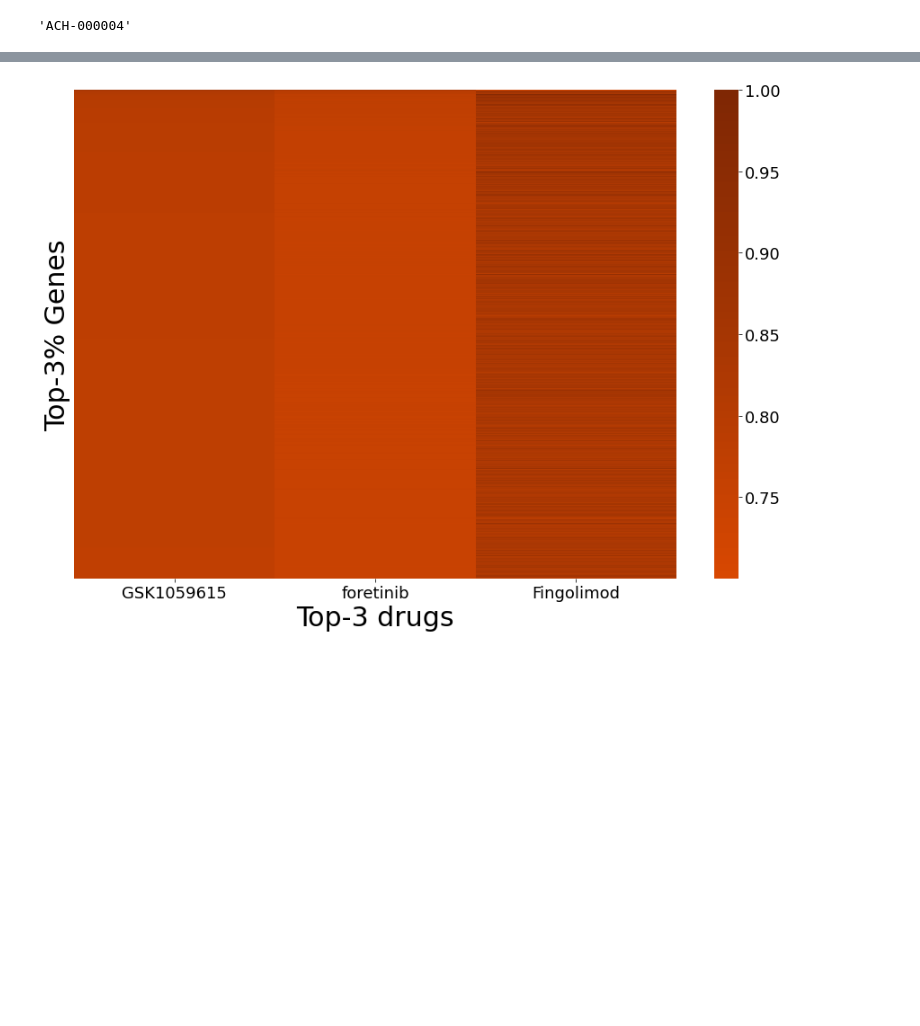
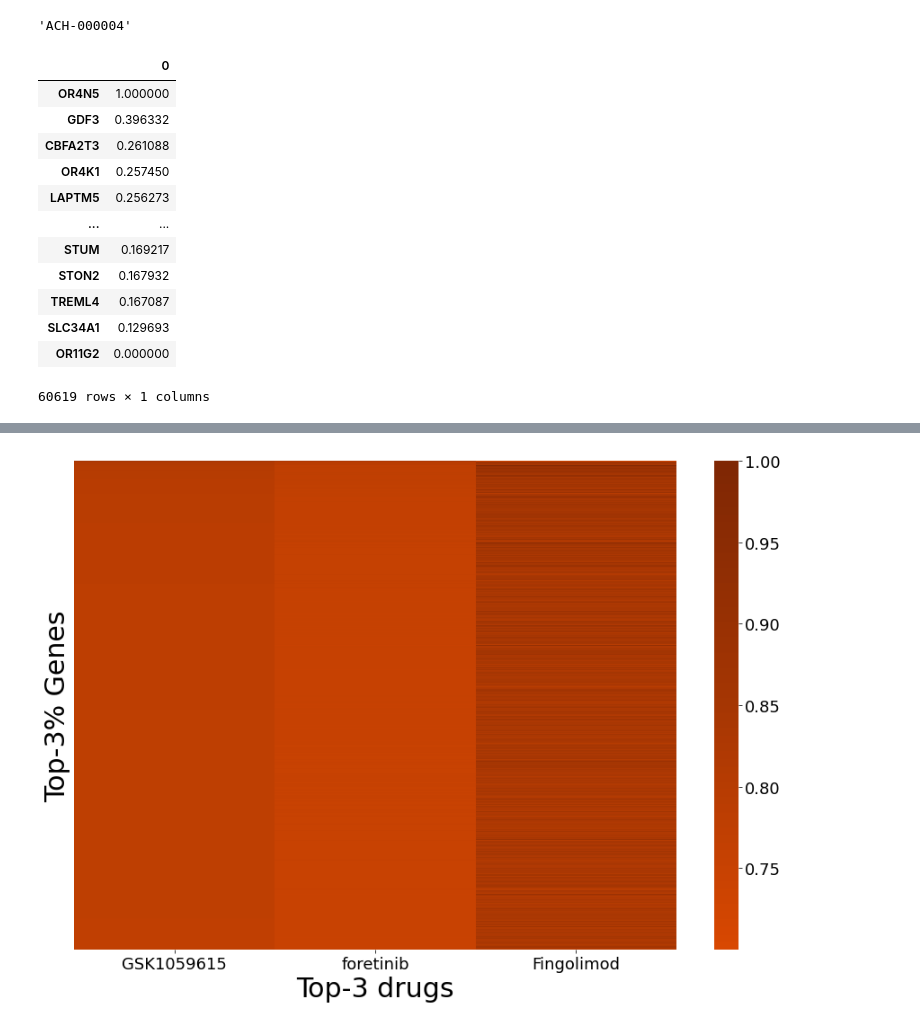
Before and after one commit to Chei-YuanChi/Matster_Thesis, a Jupyter notebook: get_weight.ipynb, the cells around one changed output, grey strips where cells are left out. Drawn from its saved outputs; the diff is of its cells as text; code cells hidden in the pictures; blank space fills up the shorter version.

```diff
--- a/get_weight.ipynb
+++ b/get_weight.ipynb
@@ -183,6 +183,8 @@ paras['k'] = 40
 paras['channel'] = 2
 paras['drug_std'] = False
 paras['attention'] = True
+paras['cell_line'] = 25
+paras['drug_index'] = 26
 
 Methylation = True
 Expression = True
@@ -207,3 +209,6 @@ for i in range(len(dataset)):
         paras['name'] += data_name[dataset[i]] + ', '
 
 paras['name']
+
+x_train = [X['train'][i] for i in dataset]
+x_test = [X['test'][i] for i in dataset]
@@ -211,0 +215,14 @@ paras['name']
+# %%
+def get_feature_importance_for_all(data, drug_index):
+    features_importance = [data[0][j][drug_index] for j in range(len(data[0]))]
+    for i in range(1, 4):
+        features_importance += [data[i][j][drug_index] for j in range(len(data[i]))]
+    xmax = np.array(features_importance).max()
+    xmin = np.array(features_importance).min()
+#     temp = [2 * (features_importance[j] - xmin) / (xmax - xmin) - 1 for j in range(len(features_importance)) if (xmax - xmin) !=0]
+    temp = [(features_importance[j] - xmin) / (xmax - xmin) for j in range(len(features_importance)) if (xmax - xmin) !=0]
+    if len(temp) == 0:
+        temp = [0 for j in range(len(features_importance))]
+    omics_features_importance = temp
+
+    return omics_features_importance
@@ -594,9 +756,24 @@ def get_feature_importance_for_all(data, drug_index):
 # %%
 metric = 'loss'
 cell_data = [cell_line_Me_feature_importance[metric], cell_line_Ex_feature_importance[metric], cell_line_CNV_feature_importance[metric], cell_line_Mu_feature_importance[metric]]
-for i in range(len(inse[rank])):
-    drug_related = pd.DataFrame(get_feature_importance_for_all(cell_data, inse[rank][i]), index = list(X['train'][0].columns)+list(X['train'][1].columns)+list(X['train'][2].columns)+list(X['train'][3].columns))
-    drug_related.index = [drug_related.index[i].split('_')[0] for i in range(len(drug_related.index))]
-    if not os.path.exists('result/reaction/cell({})'.format(X['test'][0].index[cell_line])):
-        os.makedirs('result/reaction/cell({})'.format(X['test'][0].index[cell_line]))
-    drug_related.sort_values(by = [0], ascending=False).to_csv('result/reaction/cell({})/drug({})_all.csv'.format(X['test'][0].index[cell_line], Y['test']['pro'].columns[inse[rank][i]]))
+
+drug_related = pd.DataFrame(get_feature_importance_for_all(cell_data, 26), index = list(X['train'][0].columns)+list(X['train'][1].columns)+list(X['train'][2].columns)+list(X['train'][3].columns))
+drug_related.index = [drug_related.index[i].split('_')[0] for i in range(len(drug_related.index))]
+drug_related.sort_values(by = [0], ascending=False)
+#     if not os.path.exists('result/reaction/cell({})'.format(X['test'][0].index[cell_line])):
+#         os.makedirs('result/reaction/cell({})'.format(X['test'][0].index[cell_line]))
+#     drug_related.sort_values(by = [0], ascending=False).to_csv('result/reaction/cell({})/drug({})_all.csv'.format(X['test'][0].index[cell_line], Y['test']['pro'].columns[inse[rank][i]]))
+# %% [output]
+|  | 0 |
+| OR4N5 | 1.000000 |
+| GDF3 | 0.396332 |
+| CBFA2T3 | 0.261088 |
+| OR4K1 | 0.257450 |
+| LAPTM5 | 0.256273 |
+| ... | ... |
+| STUM | 0.169217 |
+| STON2 | 0.167932 |
+| TREML4 | 0.167087 |
+| SLC34A1 | 0.129693 |
+| OR11G2 | 0.000000 |
+60619 rows × 1 columns
```
Also changed, not shown: parts of 5 cells of this notebook, 7 other files.
